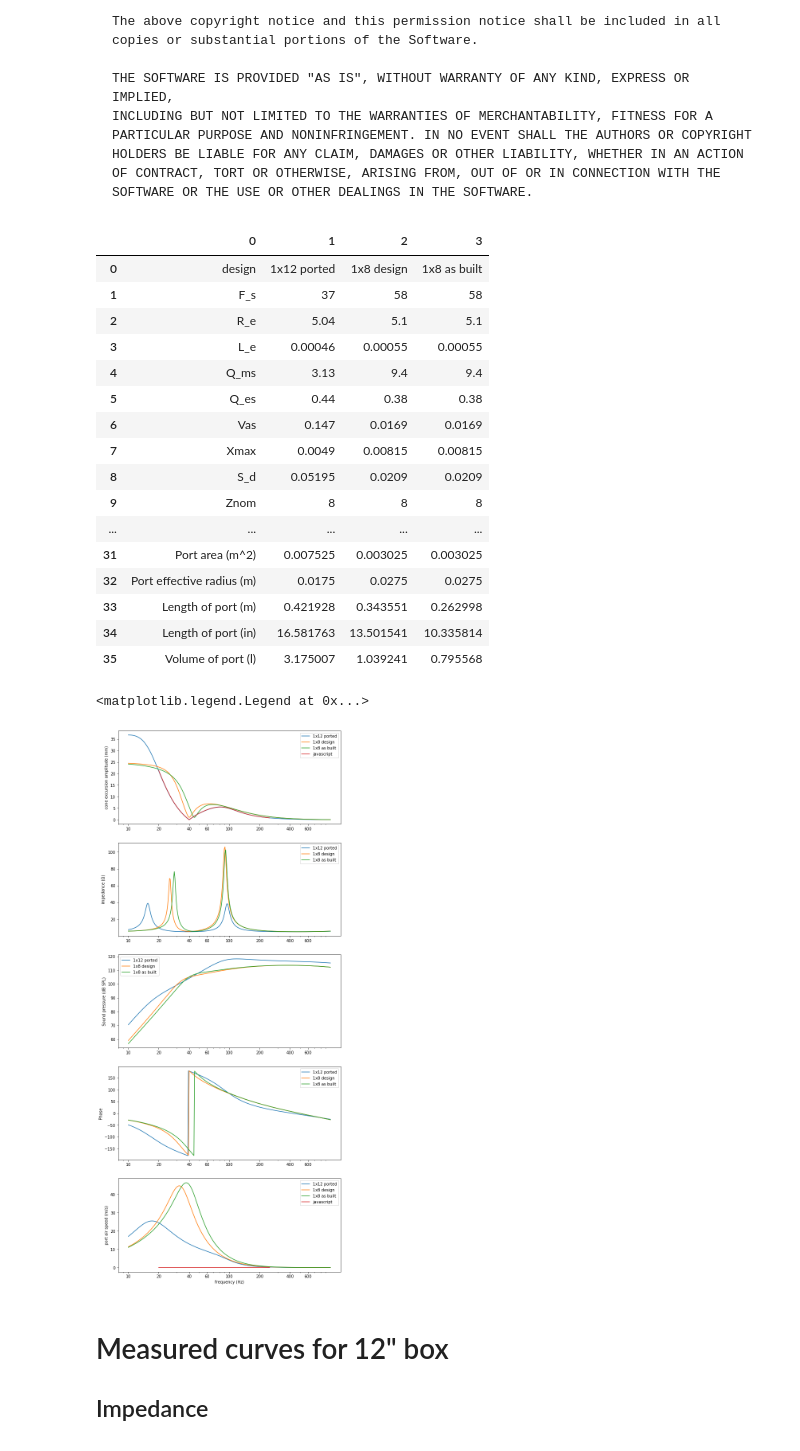
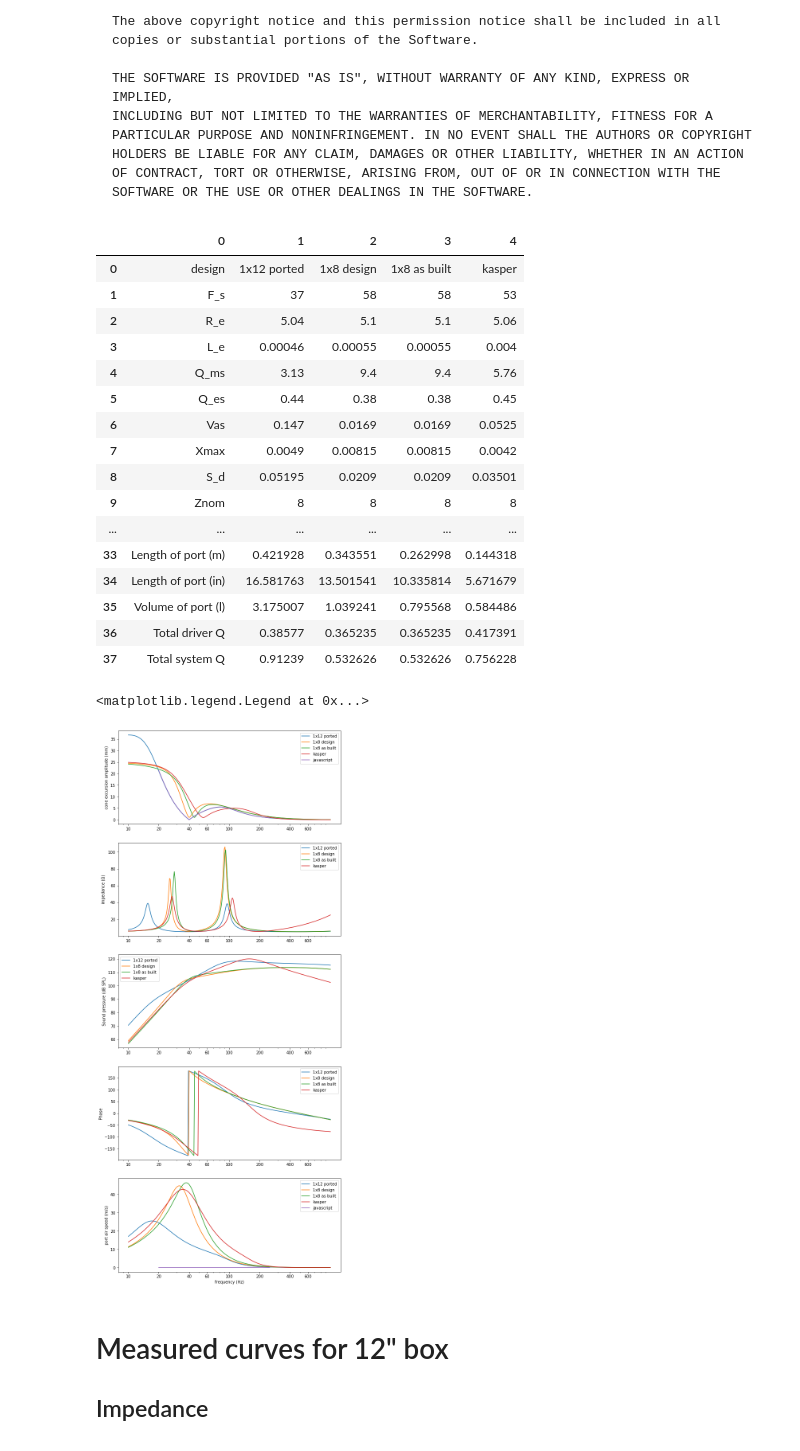
Before and after one commit to bassistTech/SpeakerTheory, a Jupyter notebook: 12 and 8 inch designs.ipynb, the cells around one changed output. Saved outputs shown, nothing was run; the diff lists cells and outputs as text; code cells hidden in the pictures.

```diff
--- a/12 and 8 inch designs.ipynb
+++ b/12 and 8 inch designs.ipynb
@@ -164,6 +164,9 @@ def xCone(w = 2*pi*f,
     else:
         v_port = None
 
+    Q_ts = 1/(1/Q_ms + 1/Q_es)
+    Q_tc = Q_ts*sqrt(1 + Vas/V_box)
+
     report = dict(initReport)
     report['resonant angular frequency w_0 (1/s)'] = w_0
     report['cone mass m (kg)'] = m
@@ -181,6 +184,8 @@ def xCone(w = 2*pi*f,
     report['Length of port (m)'] = lport
     report['Length of port (in)'] = lport*39.3
     report['Volume of port (l)'] = lport*S_port*1000
+    report['Total driver Q'] = Q_ts
+    report['Total system Q'] = Q_tc
 
     return x, Z, spl, phase, v_port, p, pd.DataFrame([[tag, report[tag]] for tag in report])
 
@@ -235,6 +240,17 @@ fp8pr200 = { # Faital Pro 8PR200
     'Vas': 16.9*0.001, # equivalent box volume, liters converted to m^3
     'Xmax': 8.15*0.001, # maximum excursion, converted from mm to m
     'S_d': 209/1e4, # cone area converted from cm^2 to m^2
+}
+
+emi2510ii = { # Eminence DeltaLite II 2510
+    'F_s': 53, # resonant frequency in Hz
+    'R_e': 5.06, # series resistance of voice coil in Ohms
+    'L_e': 4*0.001, # inductance of voice coil converted from mH to H
+    'Q_ms': 5.76, # mechanical contribution to Q factor
+    'Q_es': 0.45, # electromagnetic contribution to Q factor
+    'Vas': 52.5*0.001, # equivalent box volume, liters converted to m^3
+    'Xmax': 4.2*0.001, # maximum excursion, converted from mm to m
+    'S_d': 350.1/1e4, # cone area converted from cm^2 to m^2
 }
 
 # Box database
@@ -294,6 +310,20 @@ box4 = {
     'b_port': 7*0.01, # height of port if rectangular
     'endCorrect': 0.732, # port end correction factor
 }
+
+box5 = {
+    'Znom': 8,
+    'Pin': 100,
+    'V_box': 23*1e-3, # box volume, 32 l converted to m^3
+    'ported': True,
+    'f_port': 55, # port tuning frequency in Hz
+    'Q_port': 10, # value borrowed from WinISD
+    'portShape': 'rectangular', # circular or rectangular
+    'd_port': 7.62*0.01, # diameter of port if circular in cm converted to m
+    'a_port': 4.5*0.01, # width of port if rectangular
+    'b_port': 9*0.01, # height of port if rectangular
+    'endCorrect': 0.732, # port end correction factor
+}
 # %%
 '''
 Data harvested from the Javascript version of my program, to test whether it agrees with this program
@@ -535,40 +565,41 @@ fjs, xjs, sjs = array([list(map(float, s.split(','))) for s in jsData.split('\n'
 # %%
 fig, ax = subplots(5, 1, figsize = (10, 25))
 
 df1 = runGraph({'design': '1x12 ported'}, emi2512ii, box1)
 df2 = runGraph({'design': '1x8 design'}, fp8pr200, box2)
 df3 = runGraph({'design': '1x8 as built'}, fp8pr200, box3)
 #df4 = runGraph({'design': 'proposed'}, fp8pr200, box4)
+df4 = runGraph({'design': 'kasper'}, emi2510ii, box5)
 
 df1[2] = df2[1]
 df1[3] = df3[1]
-#df1[4] = df4[1]
+df1[4] = df4[1]
 display(df1)
 
 ax[0].plot(fjs, xjs, label = 'javascript')
 ax[0].legend()
 ax[4].plot(fjs, sjs, label = 'javascript')
 ax[4].legend()
 # %% [output]
-|  | 0 | 1 | 2 | 3 |
-| 0 | design | 1x12 ported | 1x8 design | 1x8 as built |
-| 1 | F_s | 37 | 58 | 58 |
-| 2 | R_e | 5.04 | 5.1 | 5.1 |
-| 3 | L_e | 0.00046 | 0.00055 | 0.00055 |
-| 4 | Q_ms | 3.13 | 9.4 | 9.4 |
-| 5 | Q_es | 0.44 | 0.38 | 0.38 |
-| 6 | Vas | 0.147 | 0.0169 | 0.0169 |
-| 7 | Xmax | 0.0049 | 0.00815 | 0.00815 |
-| 8 | S_d | 0.05195 | 0.0209 | 0.0209 |
-| 9 | Znom | 8 | 8 | 8 |
-| ... | ... | ... | ... | ... |
-| 31 | Port area (m^2) | 0.007525 | 0.003025 | 0.003025 |
-| 32 | Port effective radius (m) | 0.0175 | 0.0275 | 0.0275 |
-| 33 | Length of port (m) | 0.421928 | 0.343551 | 0.262998 |
-| 34 | Length of port (in) | 16.581763 | 13.501541 | 10.335814 |
-| 35 | Volume of port (l) | 3.175007 | 1.039241 | 0.795568 |
+|  | 0 | 1 | 2 | 3 | 4 |
+| 0 | design | 1x12 ported | 1x8 design | 1x8 as built | kasper |
+| 1 | F_s | 37 | 58 | 58 | 53 |
+| 2 | R_e | 5.04 | 5.1 | 5.1 | 5.06 |
+| 3 | L_e | 0.00046 | 0.00055 | 0.00055 | 0.004 |
+| 4 | Q_ms | 3.13 | 9.4 | 9.4 | 5.76 |
+| 5 | Q_es | 0.44 | 0.38 | 0.38 | 0.45 |
+| 6 | Vas | 0.147 | 0.0169 | 0.0169 | 0.0525 |
+| 7 | Xmax | 0.0049 | 0.00815 | 0.00815 | 0.0042 |
+| 8 | S_d | 0.05195 | 0.0209 | 0.0209 | 0.03501 |
+| 9 | Znom | 8 | 8 | 8 | 8 |
+| ... | ... | ... | ... | ... | ... |
+| 33 | Length of port (m) | 0.421928 | 0.343551 | 0.262998 | 0.144318 |
+| 34 | Length of port (in) | 16.581763 | 13.501541 | 10.335814 | 5.671679 |
+| 35 | Volume of port (l) | 3.175007 | 1.039241 | 0.795568 | 0.584486 |
+| 36 | Total driver Q | 0.38577 | 0.365235 | 0.365235 | 0.417391 |
+| 37 | Total system Q | 0.91239 | 0.532626 | 0.532626 | 0.756228 |
 <matplotlib.legend.Legend at 0x...>
-[figure, old version]
+[figure, new version]
 # %% [markdown]
 # Measured curves for 12" box
 
```
Also changed, not shown: parts of 1 cell of this notebook, 1 other file.
